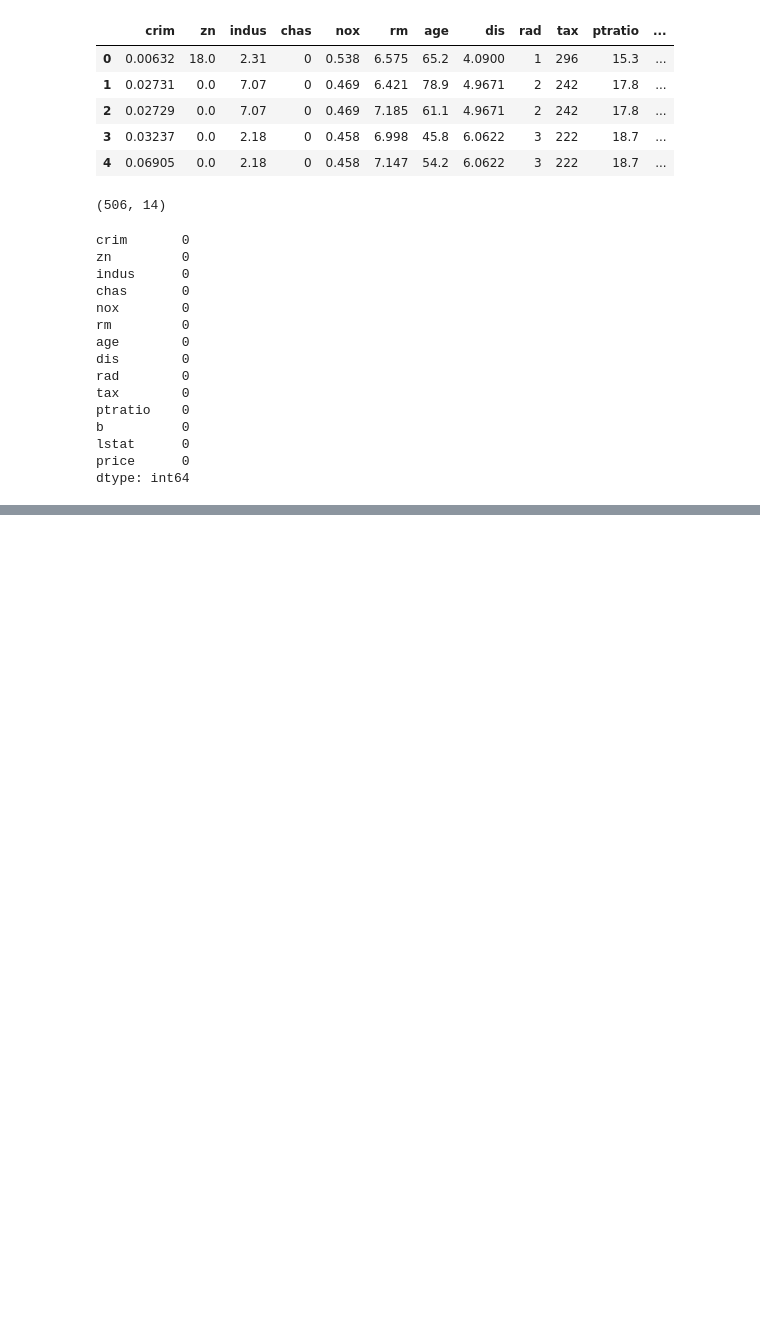
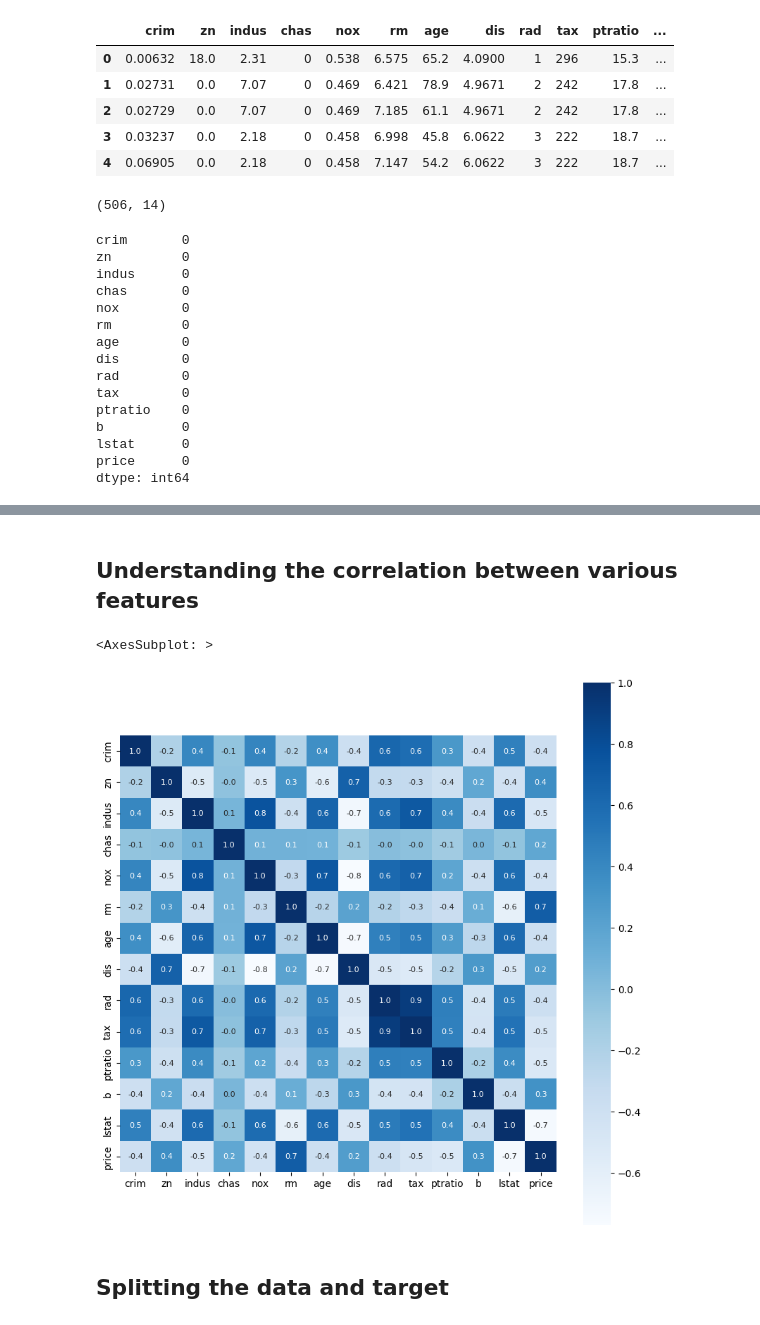
Before and after one commit to Luciano-C/ML-Course-Siddhardhan, a Jupyter notebook: 02/04_House_Price_Prediction.ipynb, the cells around one changed output, grey strips where cells are left out. Cells and saved outputs as stored; diff of their text form; code cells hidden in the pictures; blank space fills up the shorter version.

Commit message:
Completo house prediction

```diff
--- a/02/04_House_Price_Prediction.ipynb
+++ b/02/04_House_Price_Prediction.ipynb
@@ -58,3 +58,16 @@ house_price_dataframe.describe()
 | 50% | 0.256510 | 0.000000 | 9.690000 | 0.000000 | 0.538000 | 6.208500 | 77.500000 | 3.207450 | 5.000000 | 330.000000 | 19.050000 | ... |
 | 75% | 3.677083 | 12.500000 | 18.100000 | 0.000000 | 0.624000 | 6.623500 | 94.075000 | 5.188425 | 24.000000 | 666.000000 | 20.200000 | ... |
 | max | 88.976200 | 100.000000 | 27.740000 | 1.000000 | 0.871000 | 8.780000 | 100.000000 | 12.126500 | 24.000000 | 711.000000 | 22.000000 | ... |
+# %% [markdown]
+## Understanding the correlation between various features
+# %%
+correlation = house_price_dataframe.corr()
+# %%
+# Constructing a heatmap to understand the correlation
+plt.figure(figsize=(10,10))
+sns.heatmap(correlation, cbar=2, square=2, fmt='.1f', annot=True, annot_kws={'size': 8}, cmap='Blues')
+# %% [output]
+<AxesSubplot: >
+[figure, added]
+# %% [markdown]
+## Splitting the data and target
```
Also changed, not shown: parts of 24 cells of this notebook.
